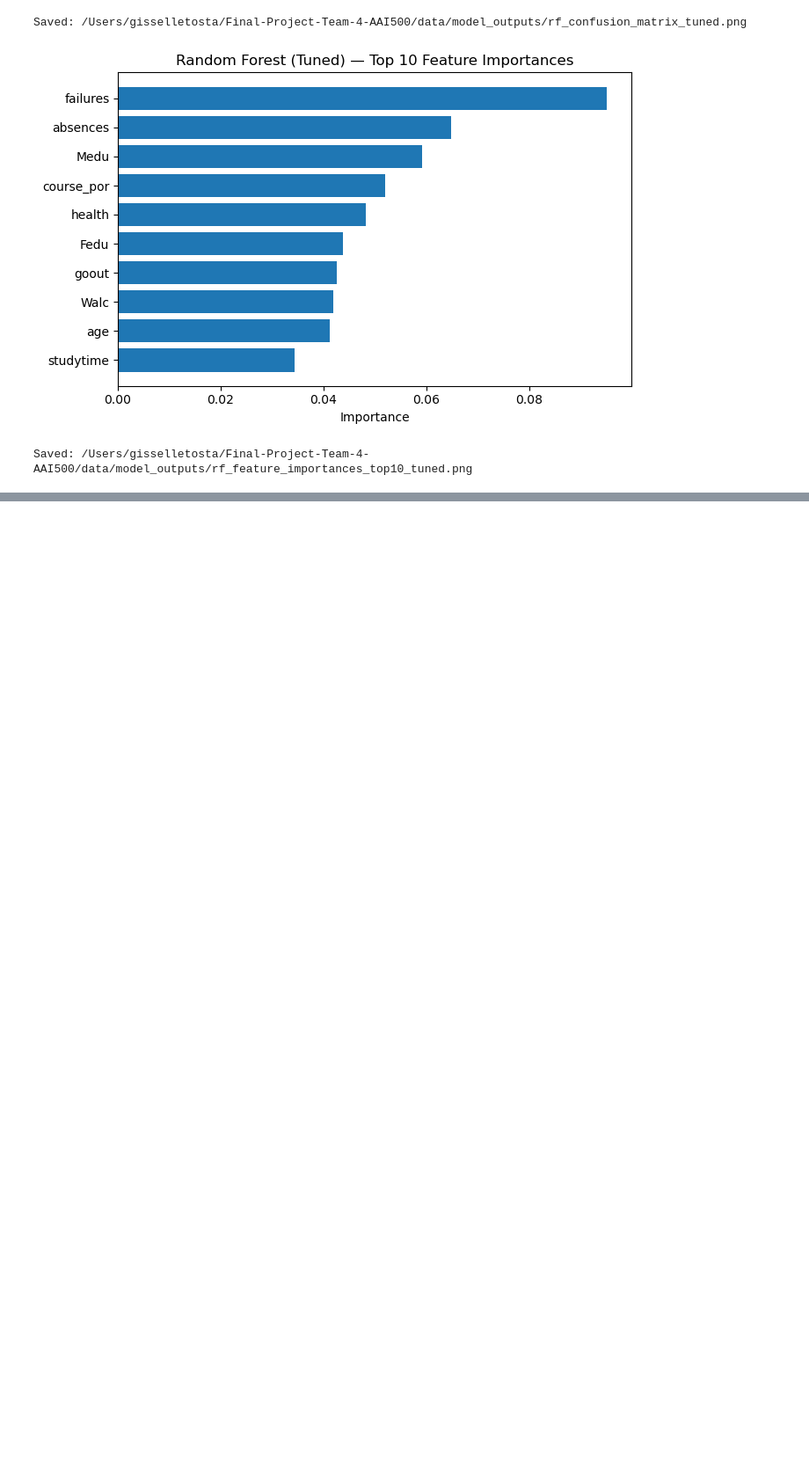
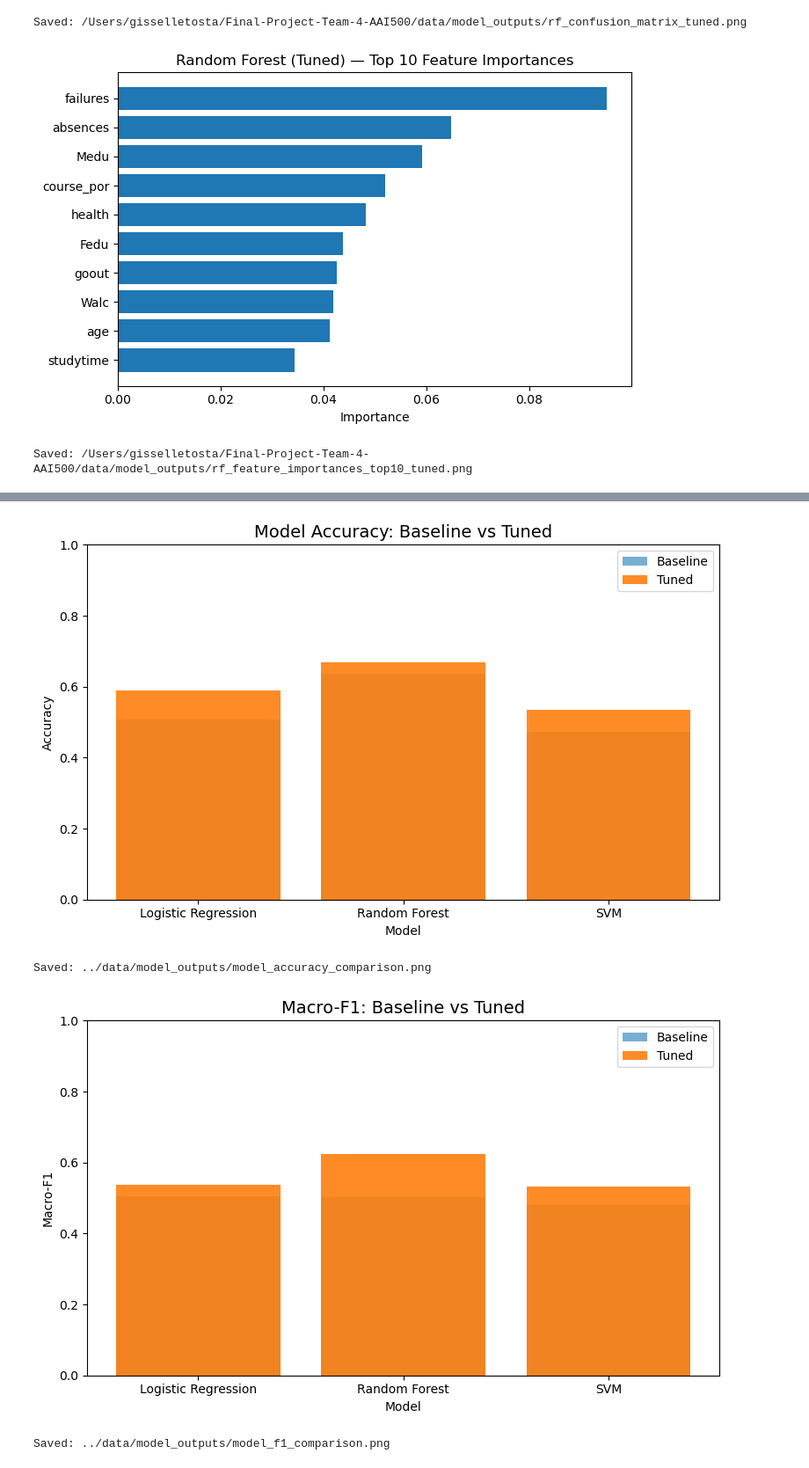
Before and after one commit to 19giss/Final-Project-Team-4-AAI500, a Jupyter notebook: notebooks/02_Modeling.ipynb, the cells around one changed output, grey strips where cells are left out. Shown: that part at 88% size. Drawn from its saved outputs; the diff is of its cells as text; code cells hidden in the pictures; blank space fills up the shorter version.

```diff
--- a/notebooks/02_Modeling.ipynb
+++ b/notebooks/02_Modeling.ipynb
@@ -726,0 +783,72 @@ Saved: /Users/gisselletosta/Final-Project-Team-4-AAI500/data/model_outputs/rf_fe
+# %%
+# ==============================
+# Baseline vs Tuned Bar Charts
+# ==============================
+from pathlib import Path
+import pandas as pd
+import matplotlib.pyplot as plt
+
+# Resolve CSV path robustly
+candidates = [
+    Path("../data/model_outputs/model_metrics_compare_baseline_tuned.csv"),
+    Path("data/model_outputs/model_metrics_compare_baseline_tuned.csv"),
+]
+csv_path = next((p for p in candidates if p.exists()), None)
+assert csv_path is not None, "model_metrics_compare_baseline_tuned.csv not found. Check it exists under data/model_outputs/"
+
+df = pd.read_csv(csv_path)
+
+# Normalize model names for grouping
+df["Model"] = (
+    df["Model"]
+    .str.replace(" (no leak)", "", regex=False)
+    .str.replace(" (tuned)", "", regex=False)
+    .str.replace(" (RBF kernel)", "", regex=False)
+    .str.replace(" RBF", "", regex=False)
+    .str.replace("SVM", "SVM", regex=False)
+)
+
+# We expect Stage to be Baseline or Tuned
+stages = ["Baseline", "Tuned"]
+
+# ---- Accuracy chart
+plt.figure(figsize=(8, 5))
+for stage, alpha in zip(stages, [0.6, 0.9]):
+    subset = df[df["Stage"] == stage]
+    # Ensure order is consistent
+    subset = subset.set_index("Model").reindex(["Logistic Regression", "Random Forest", "SVM"]).reset_index()
+    plt.bar(subset["Model"], subset["Accuracy"], alpha=alpha, label=stage)
+
+plt.title("Model Accuracy: Baseline vs Tuned", fontsize=14)
+plt.ylabel("Accuracy")
+plt.xlabel("Model")
+plt.ylim(0, 1.0)
+plt.legend()
+plt.tight_layout()
+out1 = Path("../data/model_outputs/model_accuracy_comparison.png")
+plt.savefig(out1, dpi=150)
+plt.show()
+print(f"Saved: {out1}")
+
+# ---- Macro-F1 chart
+plt.figure(figsize=(8, 5))
+for stage, alpha in zip(stages, [0.6, 0.9]):
+    subset = df[df["Stage"] == stage]
+    subset = subset.set_index("Model").reindex(["Logistic Regression", "Random Forest", "SVM"]).reset_index()
+    plt.bar(subset["Model"], subset["Macro-F1"], alpha=alpha, label=stage)
+
+plt.title("Macro-F1: Baseline vs Tuned", fontsize=14)
+plt.ylabel("Macro-F1")
+plt.xlabel("Model")
+plt.ylim(0, 1.0)
+plt.legend()
+plt.tight_layout()
+out2 = Path("../data/model_outputs/model_f1_comparison.png")
+plt.savefig(out2, dpi=150)
+plt.show()
+print(f"Saved: {out2}")
+# %% [output]
+[figure, added]
+Saved: ../data/model_outputs/model_accuracy_comparison.png
+[figure, added]
+Saved: ../data/model_outputs/model_f1_comparison.png
```
Also changed, not shown: parts of 2 cells of this notebook, 5 other files.
